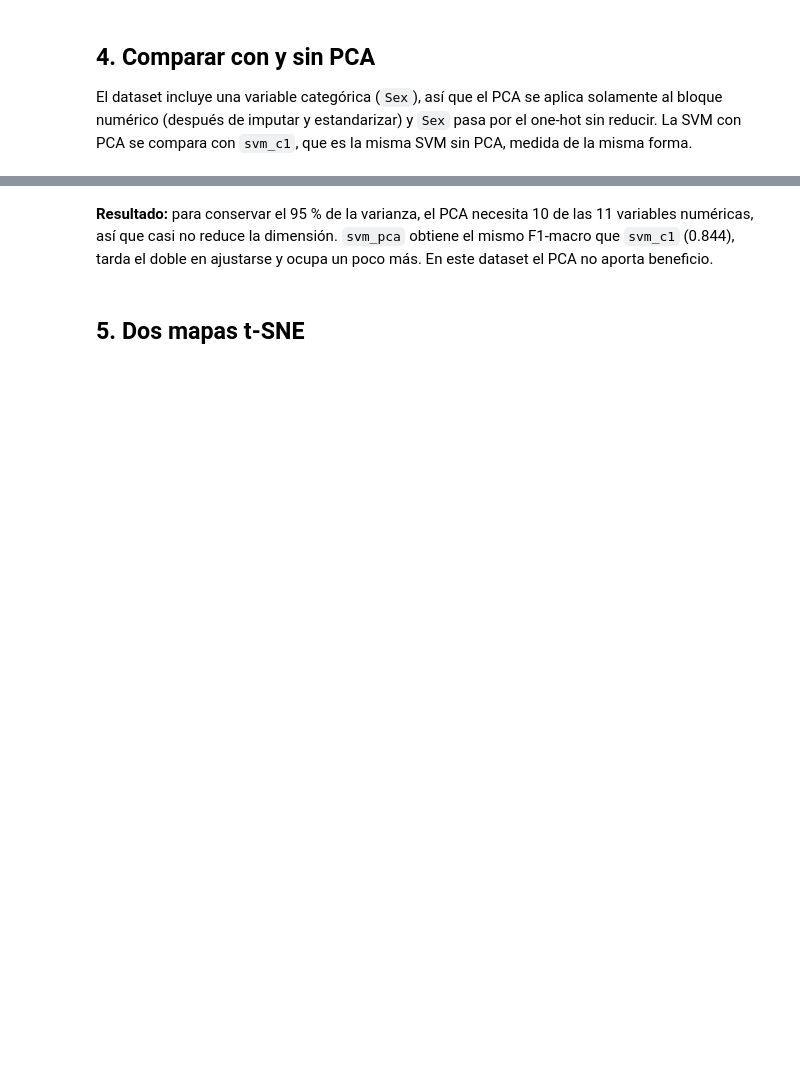
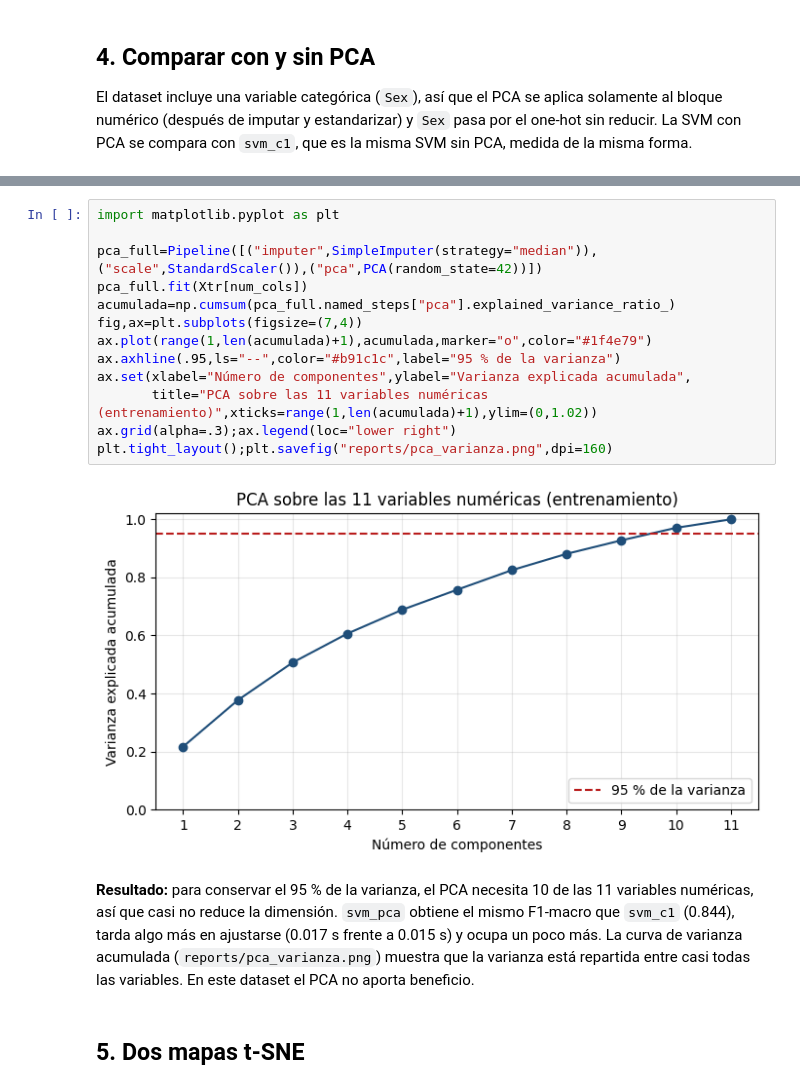
Before and after one commit to RoqueVentura/UASD-Maestria-Ciencia-De-Datos, a Jupyter notebook: Ciencia de datos II/Unidad I/Ejercicio 02/notebooks/green_ai.ipynb, the cells around one changed output, grey strips where cells are left out. Saved outputs shown, nothing was run; the diff lists cells and outputs as text; blank space fills up the shorter version.

```diff
--- a/Ciencia de datos II/Unidad I/Ejercicio 02/notebooks/green_ai.ipynb
+++ b/Ciencia de datos II/Unidad I/Ejercicio 02/notebooks/green_ai.ipynb
@@ -164,5 +164,20 @@ Componentes: 10 de 11 variables numéricas
+# %%
+import matplotlib.pyplot as plt
+
+pca_full=Pipeline([("imputer",SimpleImputer(strategy="median")),("scale",StandardScaler()),("pca",PCA(random_state=42))])
+pca_full.fit(Xtr[num_cols])
+acumulada=np.cumsum(pca_full.named_steps["pca"].explained_variance_ratio_)
+fig,ax=plt.subplots(figsize=(7,4))
+ax.plot(range(1,len(acumulada)+1),acumulada,marker="o",color="#1f4e79")
+ax.axhline(.95,ls="--",color="#b91c1c",label="95 % de la varianza")
+ax.set(xlabel="Número de componentes",ylabel="Varianza explicada acumulada",
+       title="PCA sobre las 11 variables numéricas (entrenamiento)",xticks=range(1,len(acumulada)+1),ylim=(0,1.02))
+ax.grid(alpha=.3);ax.legend(loc="lower right")
+plt.tight_layout();plt.savefig("reports/pca_varianza.png",dpi=160)
+# %% [output]
+[figure, added]
 # %% [markdown]
-**Resultado:** para conservar el 95 % de la varianza, el PCA necesita 10 de las 11 variables numéricas, así que casi no reduce la dimensión. `svm_pca` obtiene el mismo F1-macro que `svm_c1` (0.844), tarda el doble en ajustarse y ocupa un poco más. En este dataset el PCA no aporta beneficio.
+**Resultado:** para conservar el 95 % de la varianza, el PCA necesita 10 de las 11 variables numéricas, así que casi no reduce la dimensión. `svm_pca` obtiene el mismo F1-macro que `svm_c1` (0.844), tarda algo más en ajustarse (0.017 s frente a 0.015 s) y ocupa un poco más. La curva de varianza acumulada (`reports/pca_varianza.png`) muestra que la varianza está repartida entre casi todas las variables. En este dataset el PCA no aporta beneficio.
 # %% [markdown]
 ## 5. Dos mapas t-SNE
 # %%
```
Also changed, not shown: parts of 8 cells of this notebook, 7 other files.
